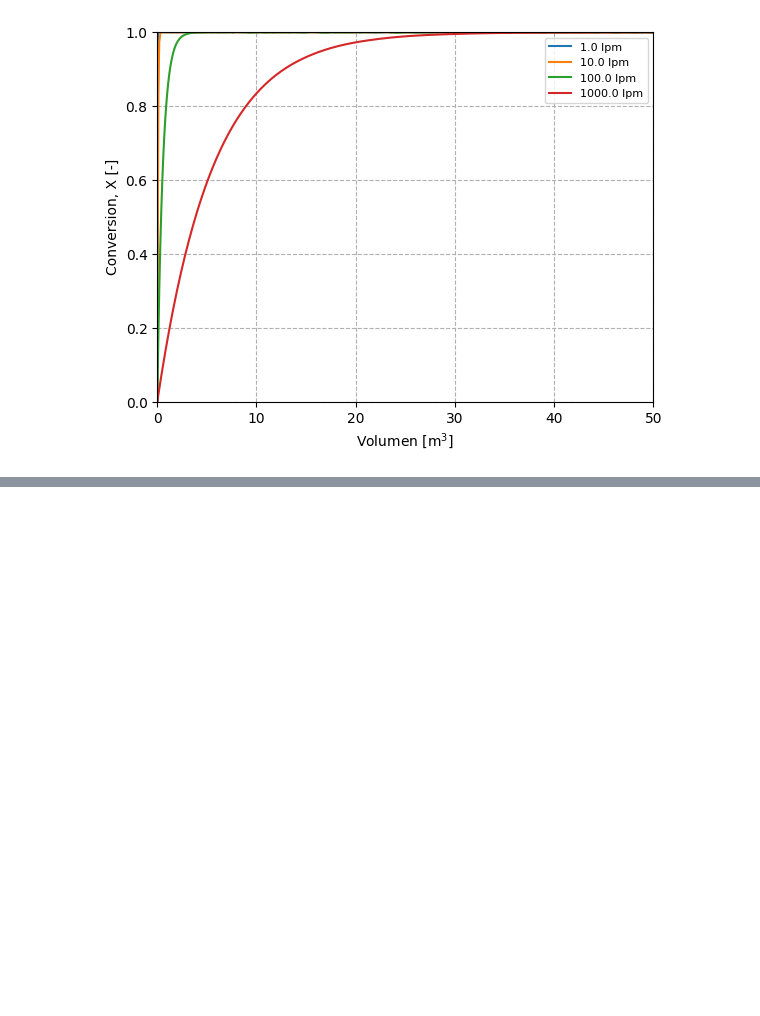
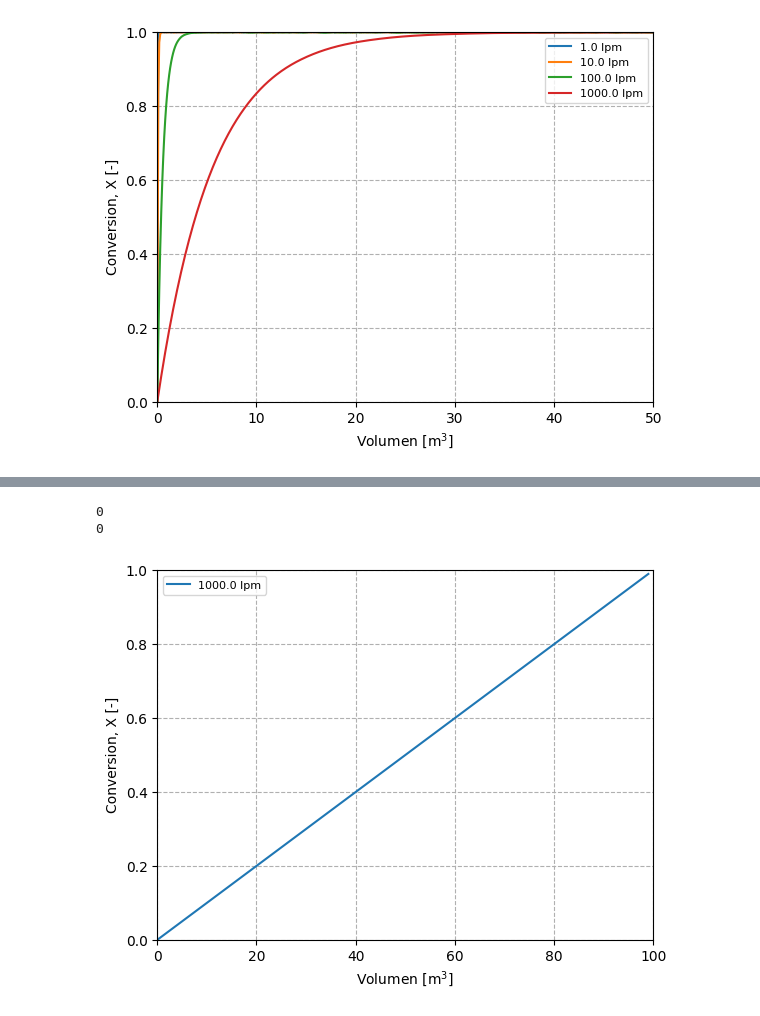
Before and after one commit to eicastroc/Kin_Cinvestav_IngMetalurgica, a Jupyter notebook: 03_Reactores/01a_reactoresIdeales.ipynb, the cells around one changed output, grey strips where cells are left out. Drawn from its saved outputs; the diff is of its cells as text; code cells hidden in the pictures; blank space fills up the shorter version.

```diff
--- a/03_Reactores/01a_reactoresIdeales.ipynb
+++ b/03_Reactores/01a_reactoresIdeales.ipynb
@@ -220,0 +242,23 @@ plt.show()
+# %%
+# Estudiando el efecto del flujo volumétrico
+
+### Reacción (A -> C)
+order = 0
+k = 0.05 # constante de reacción [mol.l-1.h-1]
+cA0 = 0.5 # [mol.l-1]
+Q = 10 # [l.h-1]
+
+
+fig, ax = plt.subplots()
+
+X = np.linspace(0, .99, 100)
+V = cstr.cstrQVX(X, Q, cA0, k, order=order)
+ax.plot(V, X, label=f"{lpm} lpm")
+ax.set(xlim=(0, 100), ylim=(0, 1), xlabel=r'Volumen [m$^3$]', ylabel='Conversion, X [-]')
+ax.grid(ls='--')
+ax.legend(fontsize=8)
+plt.show()
+# %% [output]
+0
+0
+[figure, added]
```
Also changed, not shown: parts of 1 cell of this notebook, 3 other files.
